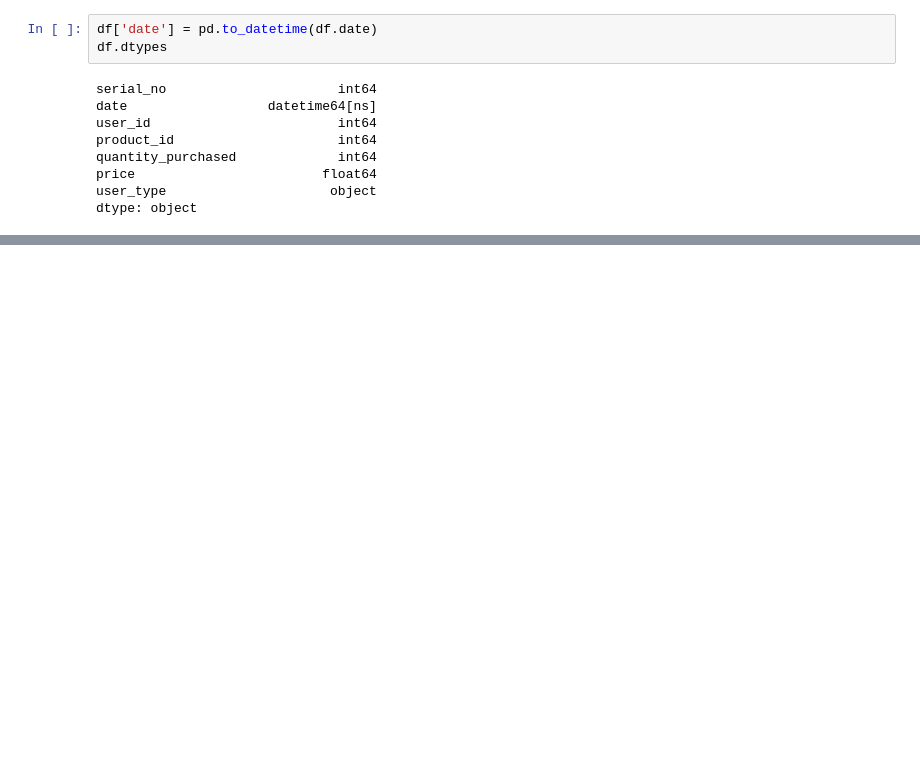
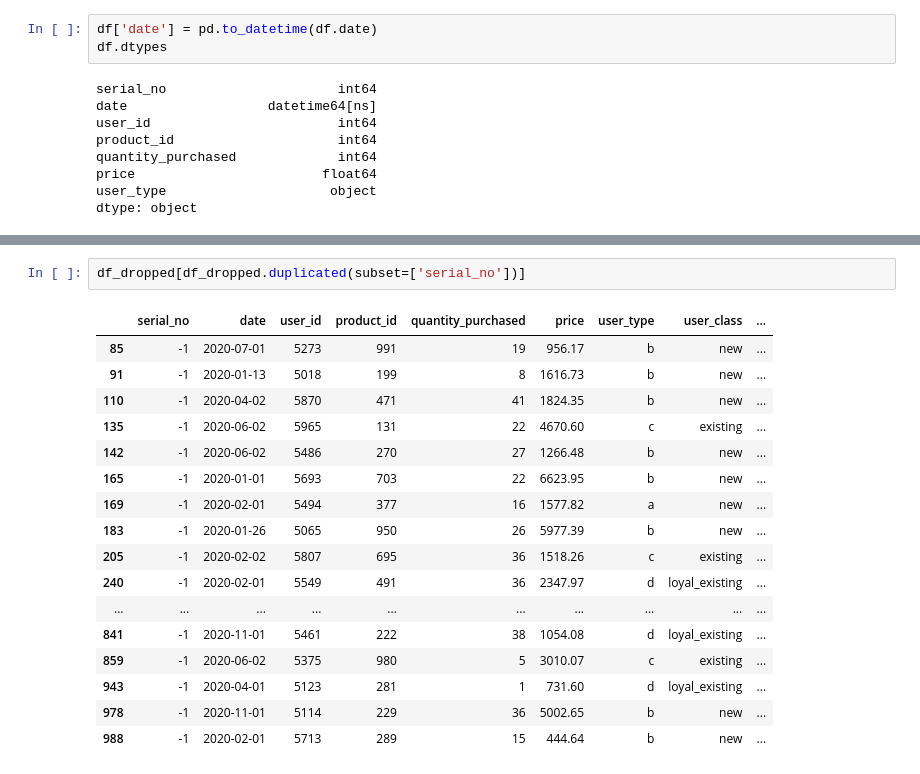
Before and after one commit to EAsencios/DEEP-LEARING, a Jupyter notebook: data_wrangling.ipynb, the cells around one changed output, grey strips where cells are left out. Cells and saved outputs as stored; diff of their text form; blank space fills up the shorter version.

```diff
--- a/data_wrangling.ipynb
+++ b/data_wrangling.ipynb
@@ -421,0 +422,20 @@ Name: user_type, Length: 969, dtype: object
+# %%
+df_dropped[df_dropped.duplicated(subset=['serial_no'])]
+# %% [output]
+|  | serial_no | date | user_id | product_id | quantity_purchased | price | user_type | user_class | ... |
+| 85 | -1 | 2020-07-01 | 5273 | 991 | 19 | 956.17 | b | new | ... |
+| 91 | -1 | 2020-01-13 | 5018 | 199 | 8 | 1616.73 | b | new | ... |
+| 110 | -1 | 2020-04-02 | 5870 | 471 | 41 | 1824.35 | b | new | ... |
+| 135 | -1 | 2020-06-02 | 5965 | 131 | 22 | 4670.60 | c | existing | ... |
+| 142 | -1 | 2020-06-02 | 5486 | 270 | 27 | 1266.48 | b | new | ... |
+| 165 | -1 | 2020-01-01 | 5693 | 703 | 22 | 6623.95 | b | new | ... |
+| 169 | -1 | 2020-02-01 | 5494 | 377 | 16 | 1577.82 | a | new | ... |
+| 183 | -1 | 2020-01-26 | 5065 | 950 | 26 | 5977.39 | b | new | ... |
+| 205 | -1 | 2020-02-02 | 5807 | 695 | 36 | 1518.26 | c | existing | ... |
+| 240 | -1 | 2020-02-01 | 5549 | 491 | 36 | 2347.97 | d | loyal_existing | ... |
+| ... | ... | ... | ... | ... | ... | ... | ... | ... | ... |
+| 841 | -1 | 2020-11-01 | 5461 | 222 | 38 | 1054.08 | d | loyal_existing | ... |
+| 859 | -1 | 2020-06-02 | 5375 | 980 | 5 | 3010.07 | c | existing | ... |
+| 943 | -1 | 2020-04-01 | 5123 | 281 | 1 | 731.60 | d | loyal_existing | ... |
+| 978 | -1 | 2020-11-01 | 5114 | 229 | 36 | 5002.65 | b | new | ... |
+| 988 | -1 | 2020-02-01 | 5713 | 289 | 15 | 444.64 | b | new | ... |
```
Also changed, not shown: parts of 20 cells of this notebook.
